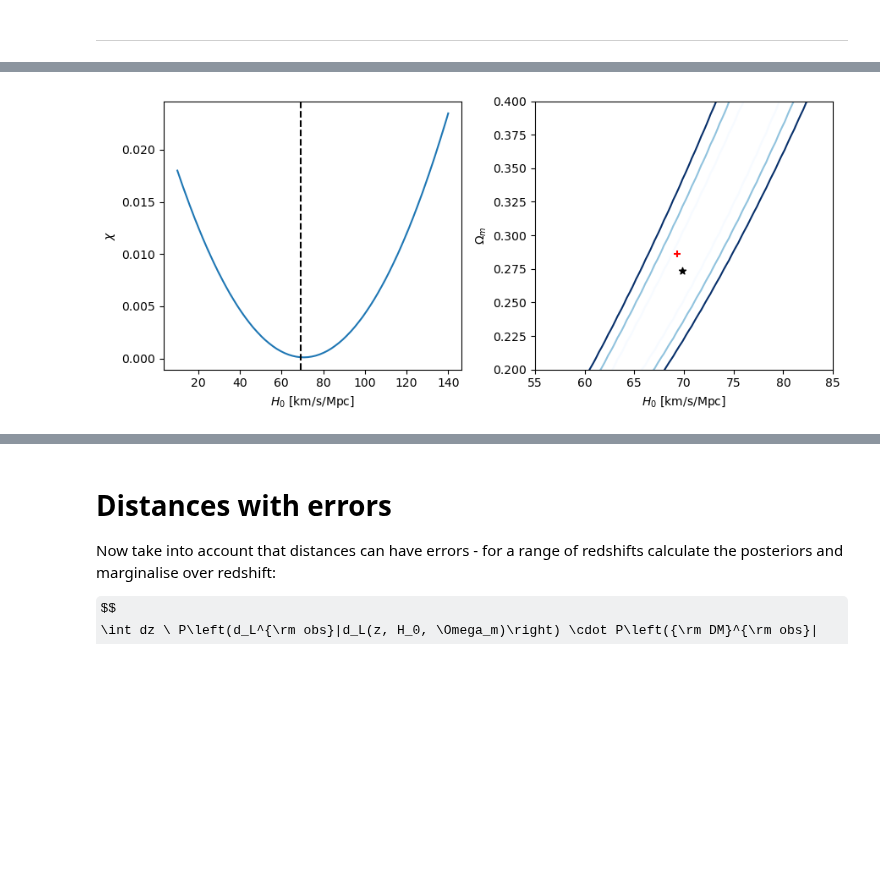
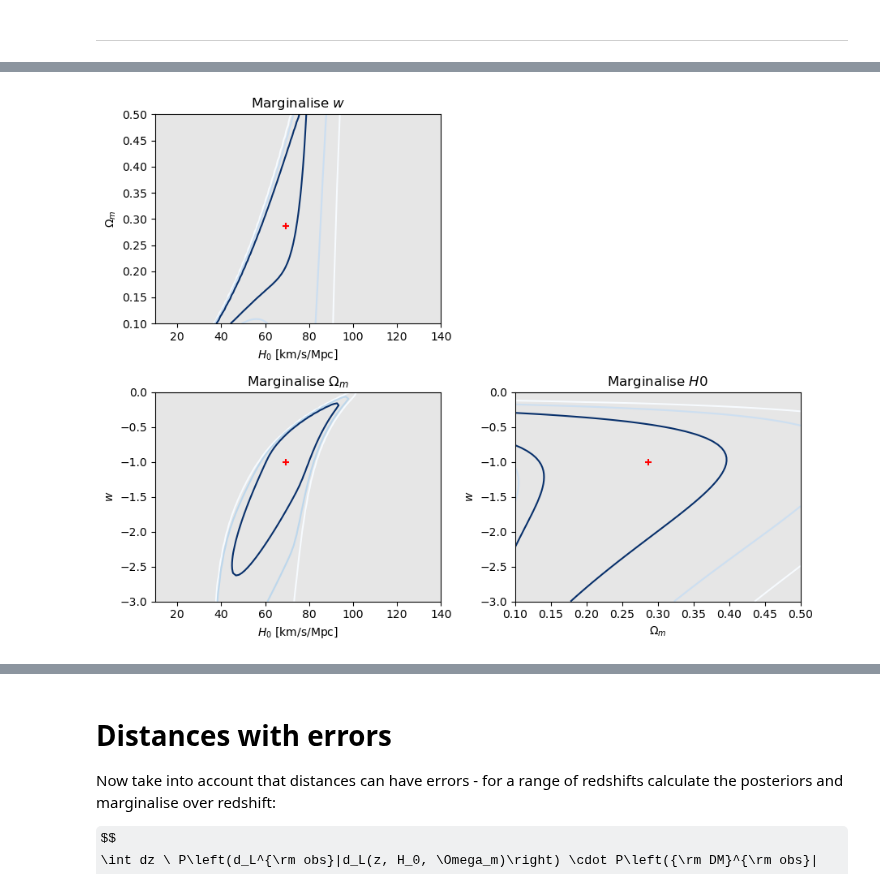
Before and after one commit to MariosNT/FRB_GW_association_cosmo, a Jupyter notebook: Notebooks/Cosmo_constraints.ipynb, the cells around one changed output, grey strips where cells are left out. Cells and saved outputs as stored; diff of their text form; code cells hidden in the pictures; some formulas as TeX source; blank space fills up the shorter version.

```diff
--- a/Notebooks/Cosmo_constraints.ipynb
+++ b/Notebooks/Cosmo_constraints.ipynb
@@ -166,7 +168,7 @@ chi_fit = np.zeros_like(Omega_m_array) + Omega_m_array.size
 for idx_Om, Om in enumerate(Omega_m_array):
     chi_square = 0
     for idx_z, z_val in enumerate(z_obs):
-        dLDM = dLDM_measure(z_val, HUBBLE, Om, w=-1)
+        dLDM = dLDM_measure(z_val, HUBBLE, Om, w=W_LAMBDA)
 
         chi_square += (dLDM_obs[idx_z]-dLDM)**2/s_dLDM_obs[idx_z]**2  # For all events, add in χ^2
 
@@ -341,0 +577,4 @@ for idx_H, H0 in enumerate(H0_array):
+# %%
+n = 1000
+t = np.linspace(0, P2d_H0w.max(), n)
+integral = ((P2d_H0w >= t[:, None, None]) * P2d_H0w).sum(axis=(1,2))
@@ -341,0 +593,13 @@ for idx_H, H0 in enumerate(H0_array):
+# %%
+n = 1000
+t = np.linspace(0, P2d_Omw.max(), n)
+integral = ((P2d_Omw >= t[:, None, None]) * P2d_Omw).sum(axis=(1,2))
+# %%
+f = interpolate.interp1d(integral, t)
+t_contours_Omw = f(np.array([0.99, 0.95, 0.68]))
+
+fig = plt.figure(figsize=(9, 7))
+ax1 = fig.add_subplot(221)
+ax1.contour(Om_w, w_Om, P2d_Omw.T, levels=t_contours_Omw)
+ax1.scatter(OMEGA_MATTER, W_LAMBDA, marker='+', c='r', zorder=10)
+plt.show()
@@ -342,25 +608,53 @@ for idx_H, H0 in enumerate(H0_array):
 # %%
-fig = plt.figure(figsize=(9,4))
-ax1 = fig.add_subplot(121)
-ax2 = fig.add_subplot(122)
-
-ax1.plot(H0_array, chi_fit/np.sum(chi_fit))
-ax1.axvline(x=HUBBLE, ls='--', c='black')
-ax1.set_xlabel(r'$H_0$ [km/s/Mpc]')
-ax1.set_ylabel(r'$\chi$')
+fig = plt.figure(figsize=(9, 7))
+ax1 = fig.add_subplot(221)
+ax3 = fig.add_subplot(223)
+ax4 = fig.add_subplot(224)
 
 
-### NOTE: Contours to be checked
-chi_2D_min = np.min(chi_fit_2D)
-ax2.contour(H_, Om_, chi_fit_2D, levels=[chi_2D_min+2.3, chi_2D_min+6.17, chi_2D_min+11.8], cmap='Blues')
-ax2.scatter(H0_array[64], Omega_m_array[43], marker='*', c='black')
-ax2.scatter(HUBBLE, OMEGA_MATTER, marker='+', c='r')
-ax2.set_xlabel(r'$H_0$ [km/s/Mpc]')
-ax2.set_ylabel(r'$\Omega_m$')
-ax2.set_xlim(55, 85)
-ax2.set_ylim(0.2, 0.4)
+# # chi_2D_max = np.max(P2d_H0Om)
+# # p68 = -chi_2D_max*np.exp(-2.3)
+# # p95 = -chi_2D_max*np.exp(-6.17)
+# # p99 = -chi_2D_max*np.exp(-11.8)
+# # ax1.contour(H_Om, Om_H0, -P2d_H0Om, levels=[p68, p95, p99], cmap='Blues')
+ax1.contour(H_Om, Om_H0, P2d_H0Om, levels=t_contours_H0Om, cmap='Blues')
+ax1.scatter(HUBBLE, OMEGA_MATTER, marker='+', c='r', zorder=10)
+ax1.set_ylabel(r'$\Omega_m$')
+ax1.set_xlabel(r'$H_0$ [km/s/Mpc]')
+ax1.set_facecolor('0.9')
+ax1.set_title(r'Marginalise $w$')
+
+# # chi_2D_max = np.max(P2d_H0w)
+# # p68 = -chi_2D_max*np.exp(-2.3)
+# # p95 = -chi_2D_max*np.exp(-6.17)
+# # p99 = -chi_2D_max*np.exp(-11.8)
+# # ax3.contour(H_w, w_H, -P2d_H0w.T, levels=[p68, p95, p99], cmap='Blues')
+ax3.contour(H_w, w_H, P2d_H0w.T, levels=t_contours_H0w, cmap='Blues')
+ax3.scatter(HUBBLE, W_LAMBDA, marker='+', c='r', zorder=10)
+ax3.set_ylabel(r'$w$')
+ax3.set_xlabel(r'$H_0$ [km/s/Mpc]')
+ax3.set_facecolor('0.9')
+ax3.set_title(r'Marginalise $\Omega_m$')
+
+# # chi_2D_max = np.max(P2d_Omw)
+# # p68 = -chi_2D_max*np.exp(-2.3)
+# # p95 = -chi_2D_max*np.exp(-6.17)
+# # p99 = -chi_2D_max*np.exp(-11.8)
+# # ax4.contour(Om_w, w_Om, -P2d_Omw.T, levels=[p68, p95, p99], cmap='Blues')
+# ax4.contour(Om_w, w_Om, -2*np.log(P3D_H).T, levels=[chi_2D_min+2.3, chi_2D_min+6.17, chi_2D_min+11.8], cmap='Blues')
+# for i in [index_HUBBLE]:
+#     chi_2D_Omw = chi_fit_3D[:, i, :]
+#     chi_2D_min = np.min(chi_2D_Omw)
+#     ax4.contour(Om_w, w_Om, chi_2D_Omw.T, levels=[chi_2D_min+2.3, chi_2D_min+6.17, chi_2D_min+11.8], cmap='Blues')
+ax4.contour(Om_w, w_Om, P2d_Omw.T, levels=t_contours_Omw, cmap='Blues')
+ax4.scatter(OMEGA_MATTER, W_LAMBDA, marker='+', c='r', zorder=10)
+ax4.set_xlabel(r'$\Omega_m$')
+ax4.set_ylabel(r'$w$')
+ax4.set_facecolor('0.9')
+ax4.set_title(r'Marginalise $H0$')
+
 
 plt.tight_layout()
 plt.show()
 # %% [output]
-[figure, old version]
+[figure, new version]
```
Also changed, not shown: parts of 33 cells of this notebook, 1 other file.
